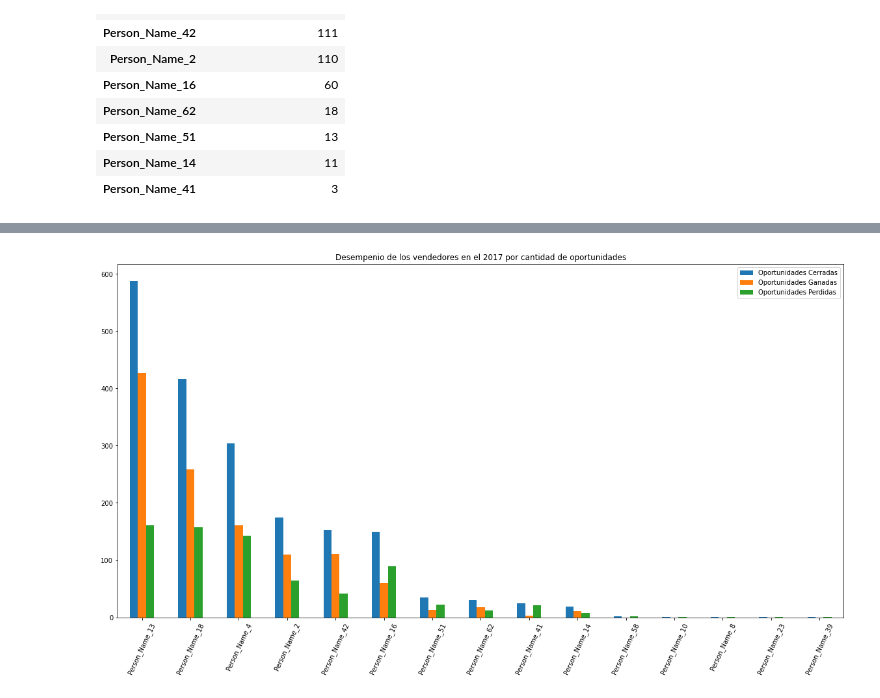
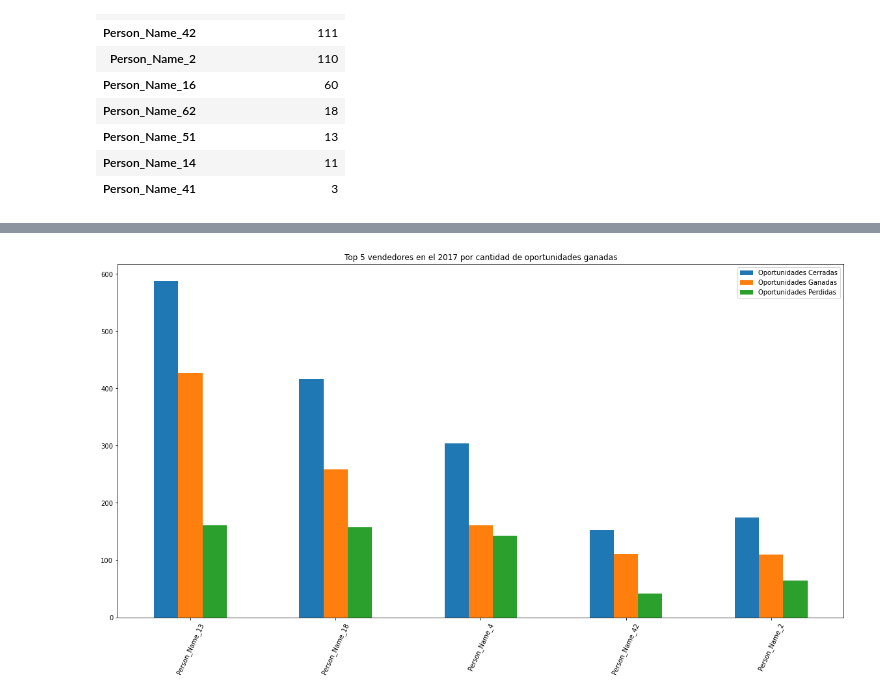
Before and after one commit to Ramaxx95/TP1-Orga-de-Datos, a Jupyter notebook: Visualizaciones/Region_EMEA.ipynb, the cells around one changed output, grey strips where cells are left out. Saved outputs shown, nothing was run; the diff lists cells and outputs as text; code cells hidden in the pictures.

```diff
--- a/Visualizaciones/Region_EMEA.ipynb
+++ b/Visualizaciones/Region_EMEA.ipynb
@@ -219,7 +288,7 @@ anio_2017_vendedores_perdidos
 # %%
 # Para un grafico de barras agrupado lo que vamos a hacer es a esos 3 value counts lo vamos a llevar a un data frame y ponerlos todos en un mismo lugar
 frames = [anio_2017_vendedores_totales, anio_2017_vendedores_ganados, anio_2017_vendedores_perdidos]
-grafico =  pd.concat(frames, join = 'outer', axis = 1).fillna(0)
+grafico =  pd.concat(frames, join = 'outer', axis = 1).fillna(0).nlargest(5, 'Oportunidades Ganadas')
 grafico
 # %% [output]
 |  | Oportunidades Cerradas | Oportunidades Ganadas | Oportunidades Perdidas |
@@ -241,5 +300,5 @@ grafico
 # %%
-grafico.plot.bar( title = 'Desempenio de los vendedores en el 2017 por cantidad de oportunidades' , rot = 65, figsize = ((20,10)))
+grafico.plot.bar( title = 'Top 5 vendedores en el 2017 por cantidad de oportunidades ganadas' , rot = 65, figsize = ((20,10)))
 plt.show()
 # %% [output]
-[figure, old version]
+[figure, new version]
```
Also changed, not shown: parts of 15 cells of this notebook.
